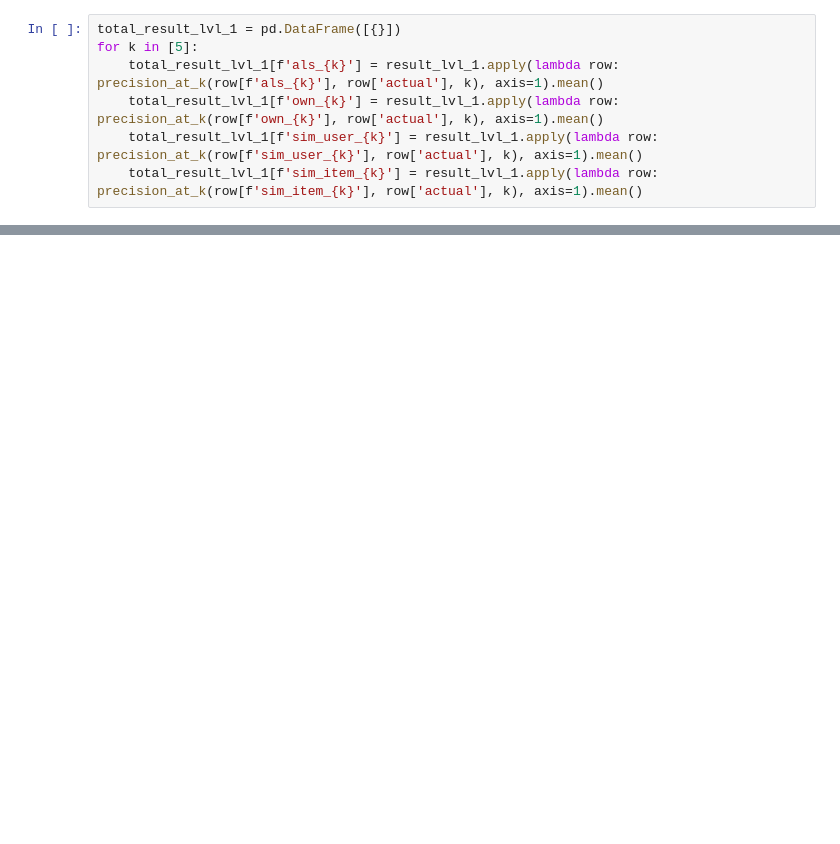
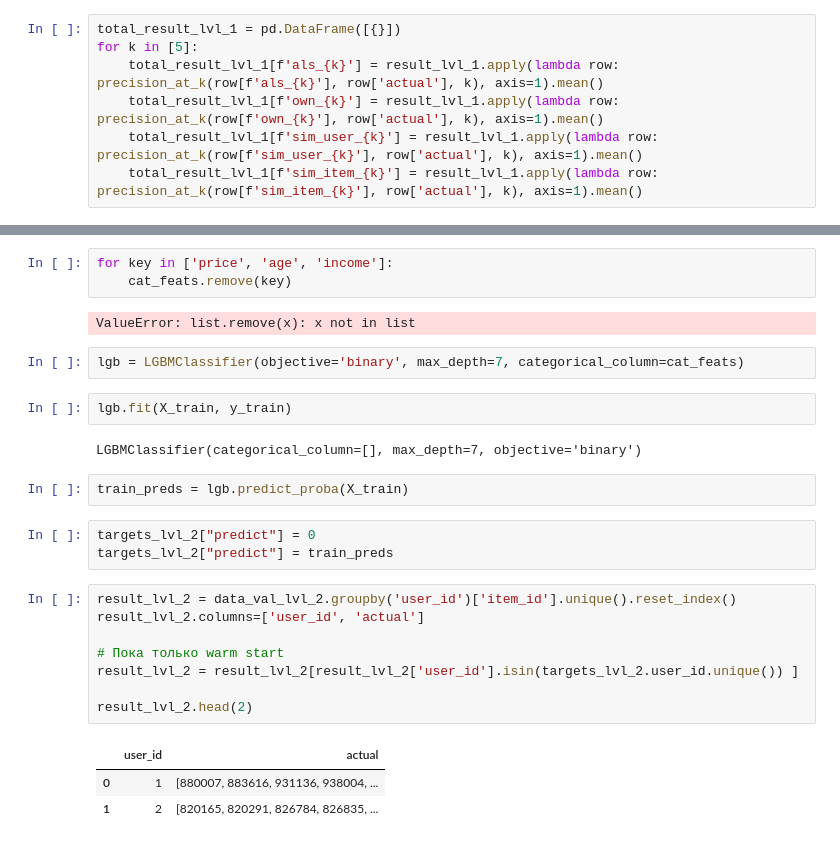
Before and after one commit to fandom170/Recommend_systems, a Jupyter notebook: project_final/project.ipynb, the cells around one changed output, grey strips where cells are left out. Cells and saved outputs as stored; diff of their text form; blank space fills up the shorter version.

```diff
--- a/project_final/project.ipynb
+++ b/project_final/project.ipynb
@@ -173,0 +187,28 @@ total_result_lvl_1
+# %%
+for key in ['price', 'age', 'income']:
+    cat_feats.remove(key)
+# %% [output]
+ValueError: list.remove(x): x not in list
+# %%
+lgb = LGBMClassifier(objective='binary', max_depth=7, categorical_column=cat_feats)
+# %%
+lgb.fit(X_train, y_train)
+# %% [output]
+LGBMClassifier(categorical_column=[], max_depth=7, objective='binary')
+# %%
+train_preds = lgb.predict_proba(X_train)
+# %%
+targets_lvl_2["predict"] = 0
+targets_lvl_2["predict"] = train_preds
+# %%
+result_lvl_2 = data_val_lvl_2.groupby('user_id')['item_id'].unique().reset_index()
+result_lvl_2.columns=['user_id', 'actual']
+
+# Пока только warm start
+result_lvl_2 = result_lvl_2[result_lvl_2['user_id'].isin(targets_lvl_2.user_id.unique()) ]
+
+result_lvl_2.head(2)
+# %% [output]
+|  | user_id | actual |
+| 0 | 1 | [880007, 883616, 931136, 938004, ... |
+| 1 | 2 | [820165, 820291, 826784, 826835, ... |
```
Also changed, not shown: parts of 42 cells of this notebook, 2 other files.
